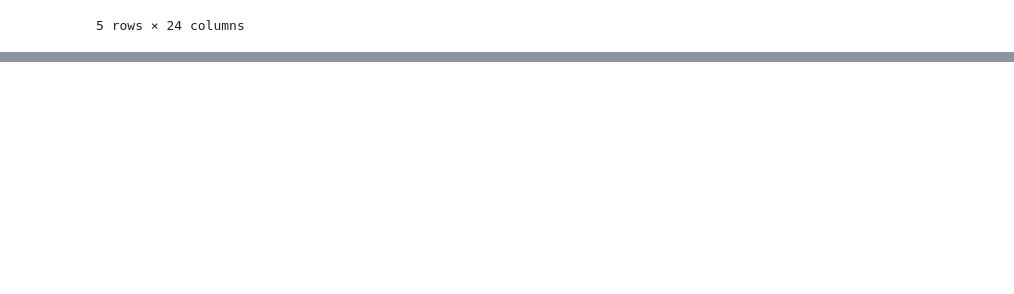
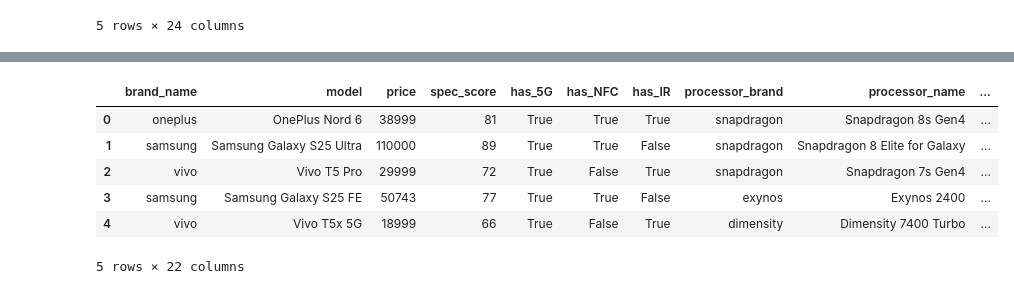
Before and after one commit to showmik121/Project, a Jupyter notebook: data_cleaning_mobile.ipynb, the cells around one changed output, grey strips where cells are left out. Cells and saved outputs as stored; diff of their text form; code cells hidden in the pictures; blank space fills up the shorter version.

```diff
--- a/data_cleaning_mobile.ipynb
+++ b/data_cleaning_mobile.ipynb
@@ -952,0 +982,2 @@ df1.head()
+# %%
+df1.drop(columns=['sim'],inplace=True)
@@ -952,0 +998,2 @@ df1.head()
+# %%
+df1['price']=df1['price'].astype(int)
@@ -952,0 +1020,14 @@ df1.head()
+# %%
+df1.drop(columns=['processor'],inplace=True)
+# %%
+df1.rename(columns={'screeen_size': 'screen_size'}, inplace=True)
+# %%
+df1.head()
+# %% [output]
+|  | brand_name | model | price | spec_score | has_5G | has_NFC | has_IR | processor_brand | processor_name | ... |
+| 0 | oneplus | OnePlus Nord 6 | 38999 | 81 | True | True | True | snapdragon | Snapdragon 8s Gen4 | ... |
+| 1 | samsung | Samsung Galaxy S25 Ultra | 110000 | 89 | True | True | False | snapdragon | Snapdragon 8 Elite for Galaxy | ... |
+| 2 | vivo | Vivo T5 Pro | 29999 | 72 | True | False | True | snapdragon | Snapdragon 7s Gen4 | ... |
+| 3 | samsung | Samsung Galaxy S25 FE | 50743 | 77 | True | True | False | exynos | Exynos 2400 | ... |
+| 4 | vivo | Vivo T5x 5G | 18999 | 66 | True | False | True | dimensity | Dimensity 7400 Turbo | ... |
+5 rows × 22 columns
```
Also changed, not shown: parts of 23 cells of this notebook, 2 other files.
